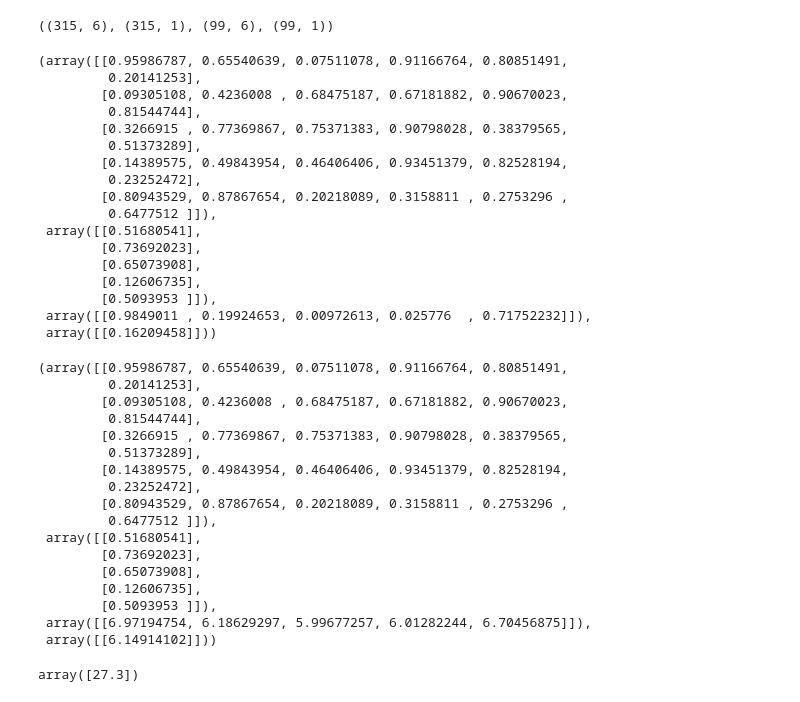
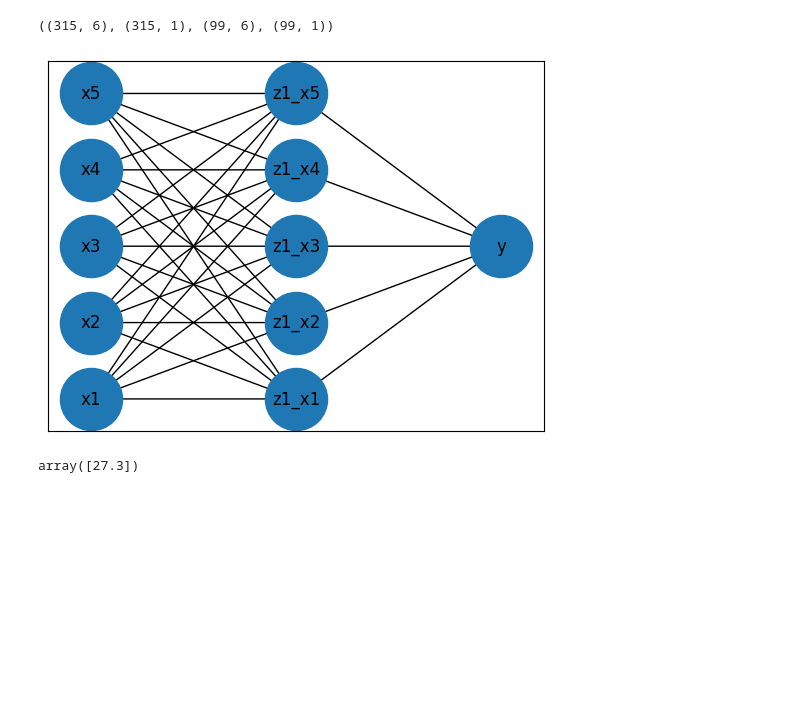
Before and after one commit to Luquish/TP2_Metodos, a Jupyter notebook: NeuralNet_Eval.ipynb, the cells around one changed output. Cells and saved outputs as stored; diff of their text form; code cells hidden in the pictures; blank space fills up the shorter version.

```diff
--- a/NeuralNet_Eval.ipynb
+++ b/NeuralNet_Eval.ipynb
@@ -145,45 +182,10 @@ class NeuralNet:
 # %%
-nn = NeuralNet(X_train, y_train)
-nn.get_weights()
+nn = NeuralNet()
+nn.plot_network_graph()
 # %% [output]
-(array([[0.95986787, 0.65540639, 0.07511078, 0.91166764, 0.80851491,
-         0.20141253],
-        [0.09305108, 0.4236008 , 0.68475187, 0.67181882, 0.90670023,
-         0.81544744],
-        [0.3266915 , 0.77369867, 0.75371383, 0.90798028, 0.38379565,
-         0.51373289],
-        [0.14389575, 0.49843954, 0.46406406, 0.93451379, 0.82528194,
-         0.23252472],
-        [0.80943529, 0.87867654, 0.20218089, 0.3158811 , 0.2753296 ,
-         0.6477512 ]]),
- array([[0.51680541],
-        [0.73692023],
-        [0.65073908],
-        [0.12606735],
-        [0.5093953 ]]),
- array([[0.9849011 , 0.19924653, 0.00972613, 0.025776  , 0.71752232]]),
- array([[0.16209458]]))
+[figure, added]
 # %%
 loss = nn.fit(X_train, y_train, lr=0.001, epochs=1000)
-nn.get_weights()
-# %% [output]
-(array([[0.95986787, 0.65540639, 0.07511078, 0.91166764, 0.80851491,
-         0.20141253],
-        [0.09305108, 0.4236008 , 0.68475187, 0.67181882, 0.90670023,
-         0.81544744],
-        [0.3266915 , 0.77369867, 0.75371383, 0.90798028, 0.38379565,
-         0.51373289],
-        [0.14389575, 0.49843954, 0.46406406, 0.93451379, 0.82528194,
-         0.23252472],
-        [0.80943529, 0.87867654, 0.20218089, 0.3158811 , 0.2753296 ,
-         0.6477512 ]]),
- array([[0.51680541],
-        [0.73692023],
-        [0.65073908],
-        [0.12606735],
-        [0.5093953 ]]),
- array([[6.97194754, 6.18629297, 5.99677257, 6.01282244, 6.70456875]]),
- array([[6.14914102]]))
 # %%
 y_test[0]
 # %% [output]
```
Also changed, not shown: parts of 11 cells of this notebook.
